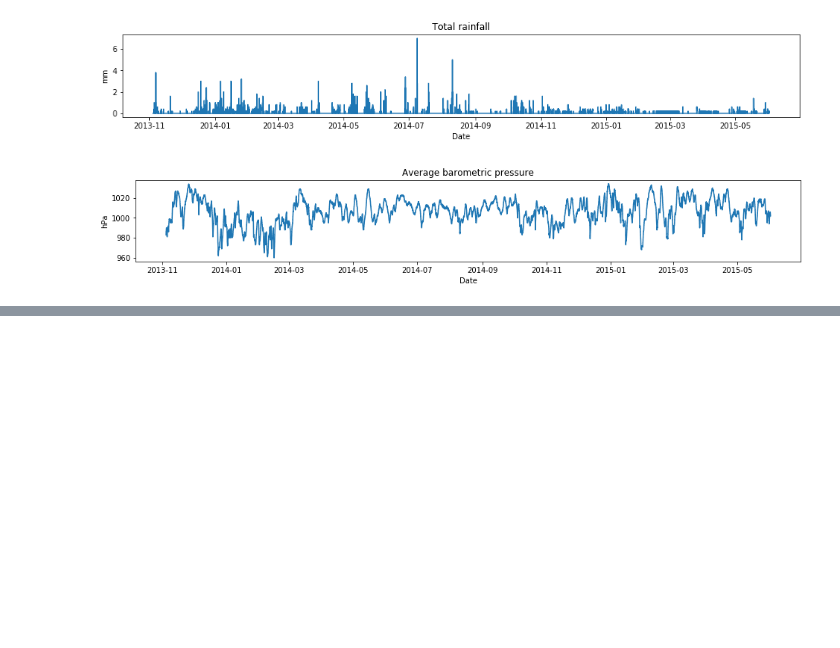
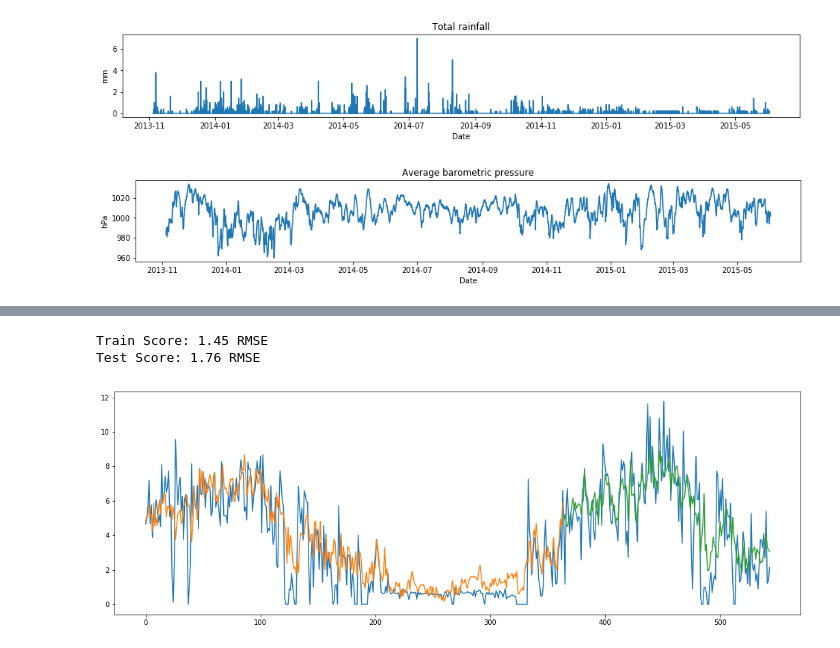
Before and after one commit to BorisAnimal/IU-Data-Analysis-Research, a Jupyter notebook: Boris.ipynb, the cells around one changed output, grey strips where cells are left out. Cells and saved outputs as stored; diff of their text form; code cells hidden in the pictures; blank space fills up the shorter version.

```diff
--- a/Boris.ipynb
+++ b/Boris.ipynb
@@ -145,0 +418,35 @@ for e in elements:
+# %%
+# make predictions
+trainPredict = model.predict(trainX)
+testPredict = model.predict(testX)
+# invert predictions
+trainPredict = scalerY.inverse_transform(trainPredict)
+trainY = scalerY.inverse_transform(trainY)
+testPredict = scalerY.inverse_transform(testPredict)
+testY = scalerY.inverse_transform(testY)
+# calculate root mean squared error
+tmp = mean_squared_error(trainY, trainPredict[:,0])
+trainScore = math.sqrt(tmp)
+print('Train Score: %.2f RMSE' % (trainScore))
+testScore = math.sqrt(mean_squared_error(testY, testPredict[:,0]))
+print('Test Score: %.2f RMSE' % (testScore))
+# %% [output]
+Train Score: 1.45 RMSE
+Test Score: 1.76 RMSE
+# %%
+# shift train predictions for plotting
+trainPredictPlot = numpy.empty_like(valset)
+trainPredictPlot[:, :] = numpy.nan
+trainPredictPlot[:len(trainPredict), :] = trainPredict
+# shift test predictions for plotting
+testPredictPlot = numpy.empty_like(valset)
+testPredictPlot[:, :] = numpy.nan
+testPredictPlot[len(trainPredict):len(valset), :] = testPredict
+# plot baseline and predictions
+fig, ax = plt.subplots(figsize=(18,6))
+ax.plot(scalerY.inverse_transform(valset))
+ax.plot(trainPredictPlot)
+ax.plot(testPredictPlot)
+plt.show()
+# %% [output]
+[figure, added]
```
Also changed, not shown: parts of 20 cells of this notebook.
